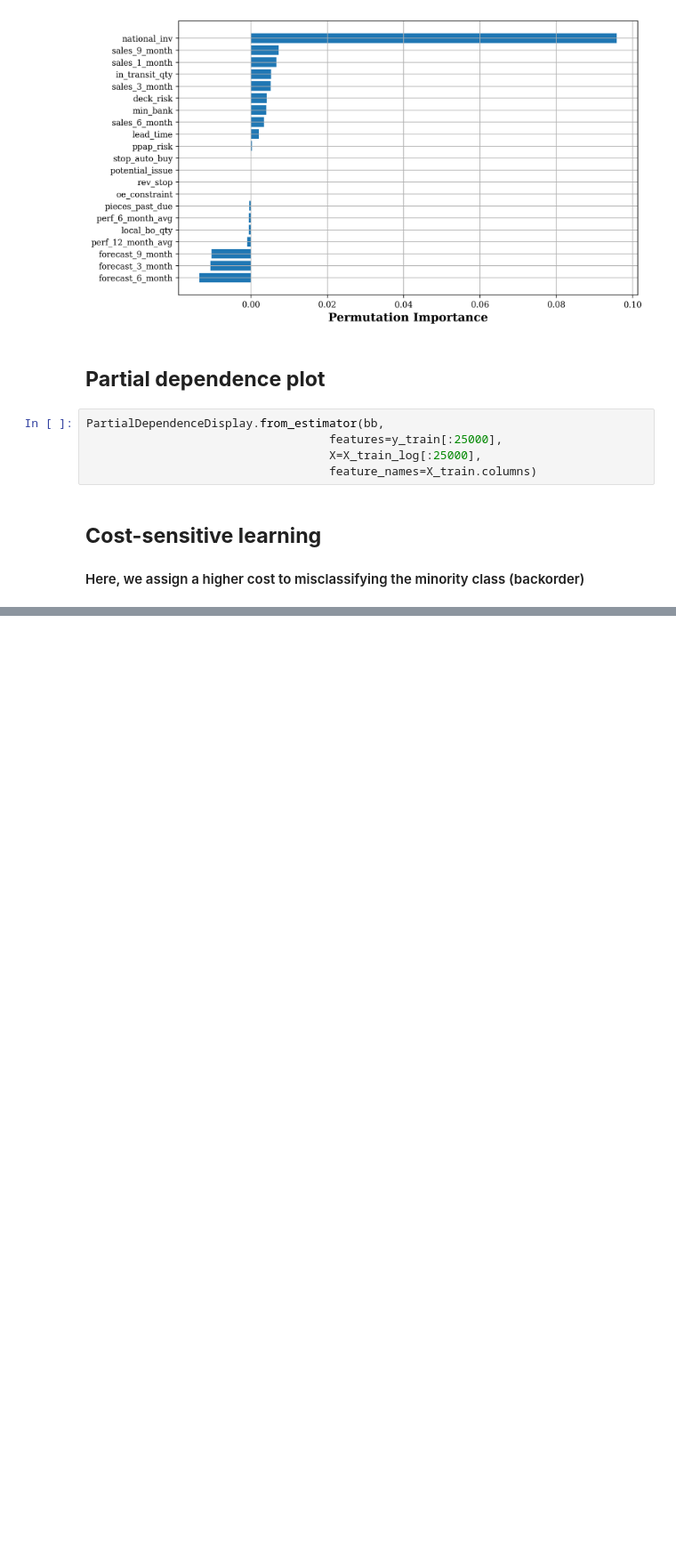
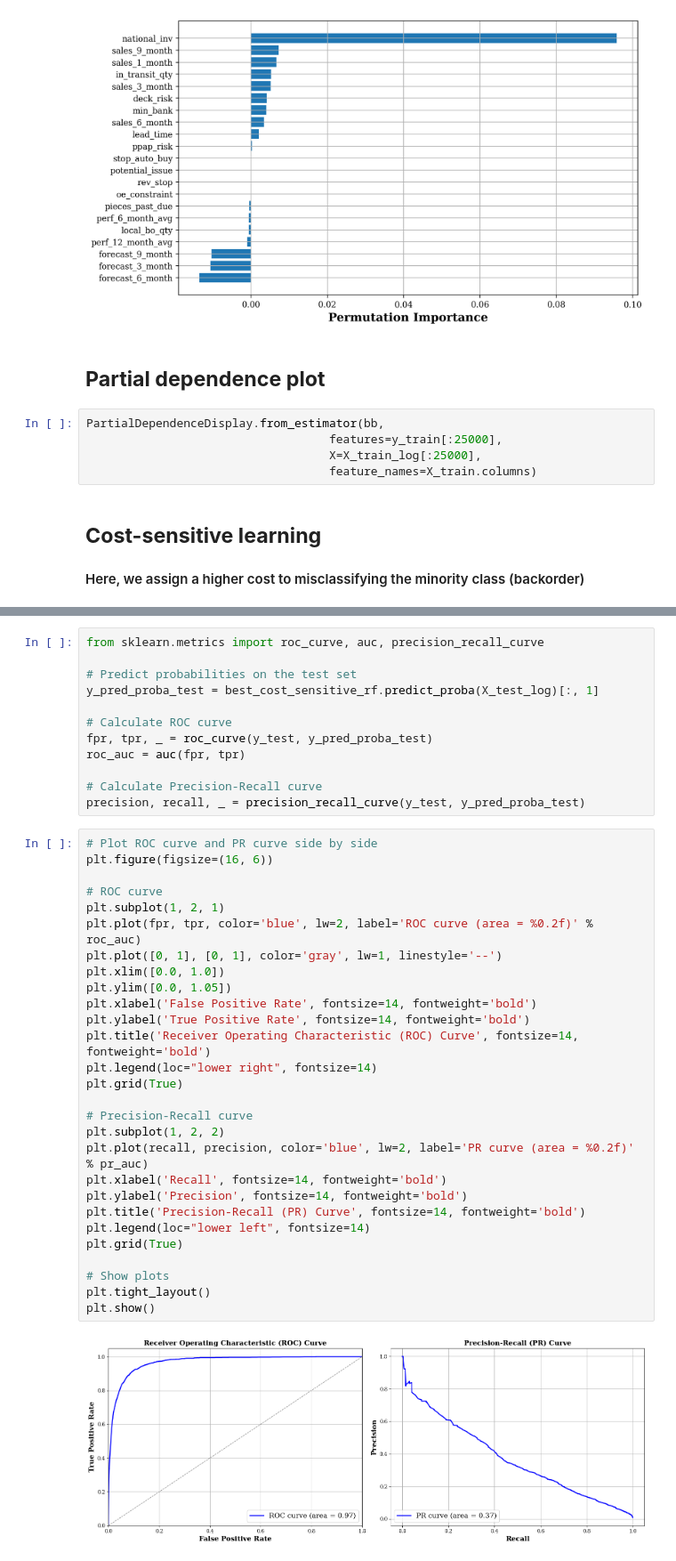
Before and after one commit to saritmaitra/backorder, a Jupyter notebook: Bakorder_lognormal.ipynb, the cells around one changed output, grey strips where cells are left out. Shown at 89% size. Cells and saved outputs as stored; diff of their text form; blank space fills up the shorter version.

```diff
--- a/Bakorder_lognormal.ipynb
+++ b/Bakorder_lognormal.ipynb
@@ -876,0 +880,42 @@ best_cost_sensitive_rf.fit(X_train_log, y_train)
+# %%
+from sklearn.metrics import roc_curve, auc, precision_recall_curve
+
+# Predict probabilities on the test set
+y_pred_proba_test = best_cost_sensitive_rf.predict_proba(X_test_log)[:, 1]
+
+# Calculate ROC curve
+fpr, tpr, _ = roc_curve(y_test, y_pred_proba_test)
+roc_auc = auc(fpr, tpr)
+
+# Calculate Precision-Recall curve
+precision, recall, _ = precision_recall_curve(y_test, y_pred_proba_test)
+# %%
+# Plot ROC curve and PR curve side by side
+plt.figure(figsize=(16, 6))
+
+# ROC curve
+plt.subplot(1, 2, 1)
+plt.plot(fpr, tpr, color='blue', lw=2, label='ROC curve (area = %0.2f)' % roc_auc)
+plt.plot([0, 1], [0, 1], color='gray', lw=1, linestyle='--')
+plt.xlim([0.0, 1.0])
+plt.ylim([0.0, 1.05])
+plt.xlabel('False Positive Rate', fontsize=14, fontweight='bold')
+plt.ylabel('True Positive Rate', fontsize=14, fontweight='bold')
+plt.title('Receiver Operating Characteristic (ROC) Curve', fontsize=14, fontweight='bold')
+plt.legend(loc="lower right", fontsize=14)
+plt.grid(True)
+
+# Precision-Recall curve
+plt.subplot(1, 2, 2)
+plt.plot(recall, precision, color='blue', lw=2, label='PR curve (area = %0.2f)' % pr_auc)
+plt.xlabel('Recall', fontsize=14, fontweight='bold')
+plt.ylabel('Precision', fontsize=14, fontweight='bold')
+plt.title('Precision-Recall (PR) Curve', fontsize=14, fontweight='bold')
+plt.legend(loc="lower left", fontsize=14)
+plt.grid(True)
+
+# Show plots
+plt.tight_layout()
+plt.show()
+# %% [output]
+[figure, added]
```
Also changed, not shown: parts of 1 cell of this notebook.
